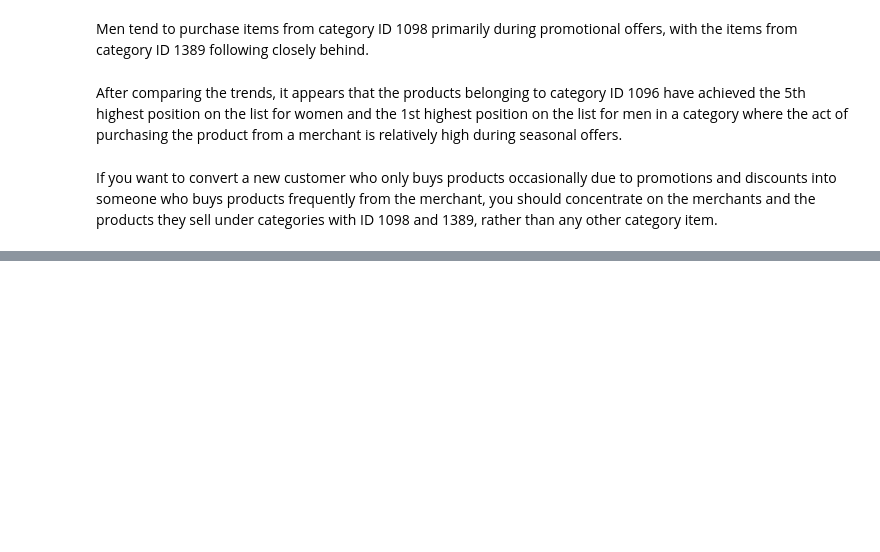
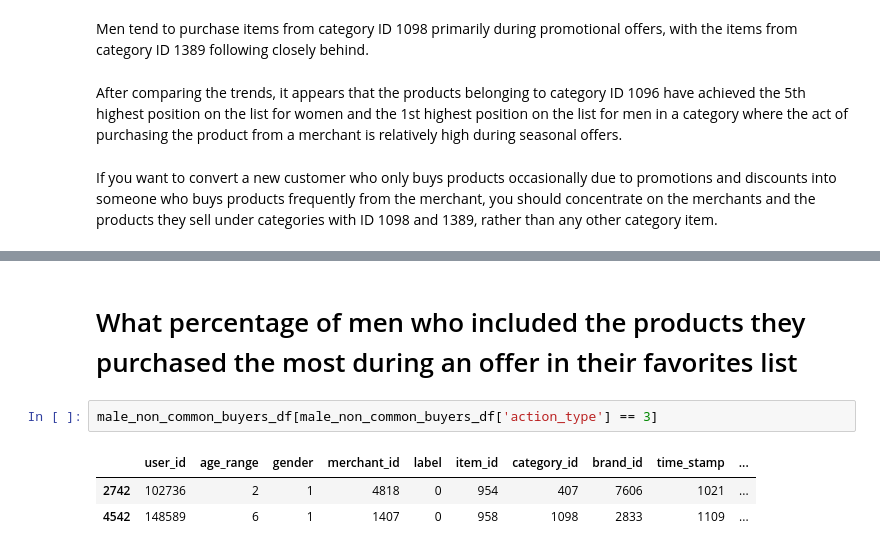
Before and after one commit to shruthivenkat/CECS550_Group6, a Jupyter notebook: #3 - EDA by shruthi.ipynb, the cells around one changed output, grey strips where cells are left out. Cells and saved outputs as stored; diff of their text form; blank space fills up the shorter version.

```diff
--- a/#3 - EDA by shruthi.ipynb
+++ b/#3 - EDA by shruthi.ipynb
@@ -190,0 +208,8 @@ If you want to convert a new customer who only buys products occasionally due to
+# %% [markdown]
+# What percentage of men who included the products they purchased the most during an offer in their favorites list
+# %%
+male_non_common_buyers_df[male_non_common_buyers_df['action_type'] == 3]
+# %% [output]
+|  | user_id | age_range | gender | merchant_id | label | item_id | category_id | brand_id | time_stamp | ... |
+| 2742 | 102736 | 2 | 1 | 4818 | 0 | 954 | 407 | 7606 | 1021 | ... |
+| 4542 | 148589 | 6 | 1 | 1407 | 0 | 958 | 1098 | 2833 | 1109 | ... |
```
Also changed, not shown: parts of 5 cells of this notebook.
